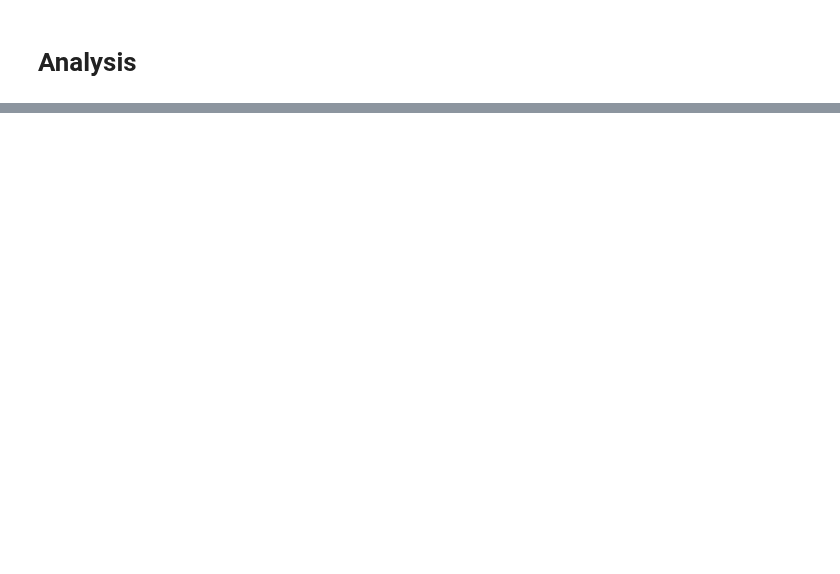
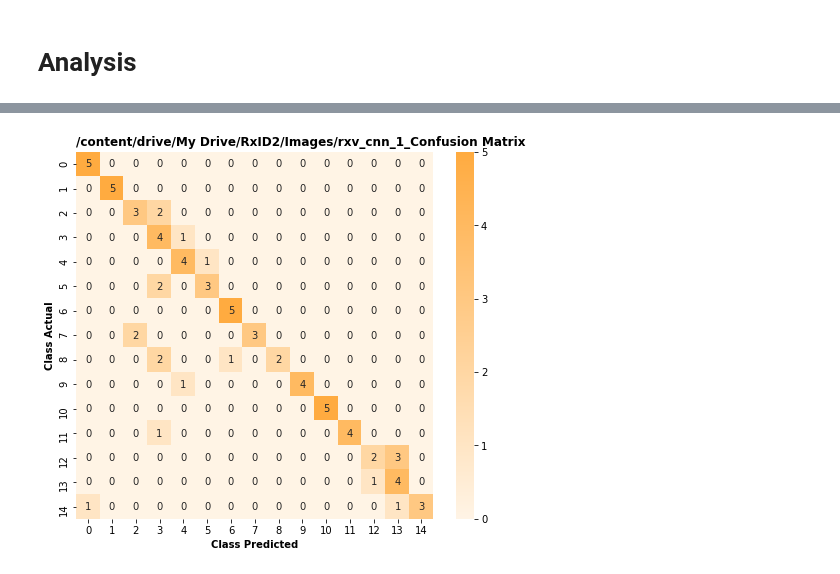
Before and after one commit to alphonsowoodbury/RxVision, a Jupyter notebook: Notebooks/rxv_cnn_1.ipynb, the cells around one changed output, grey strips where cells are left out. Saved outputs shown, nothing was run; the diff lists cells and outputs as text; code cells hidden in the pictures; blank space fills up the shorter version.

```diff
--- a/Notebooks/rxv_cnn_1.ipynb
+++ b/Notebooks/rxv_cnn_1.ipynb
@@ -445,0 +315,4 @@ array([ 0,  0,  0,  0,  0,  1,  1,  1,  1,  1,  2,  2,  2,  2,  2,  3,  3,
+# %%
+model_confusion(model)
+# %% [output]
+[figure, added]
```
Also changed, not shown: parts of 34 cells of this notebook.
